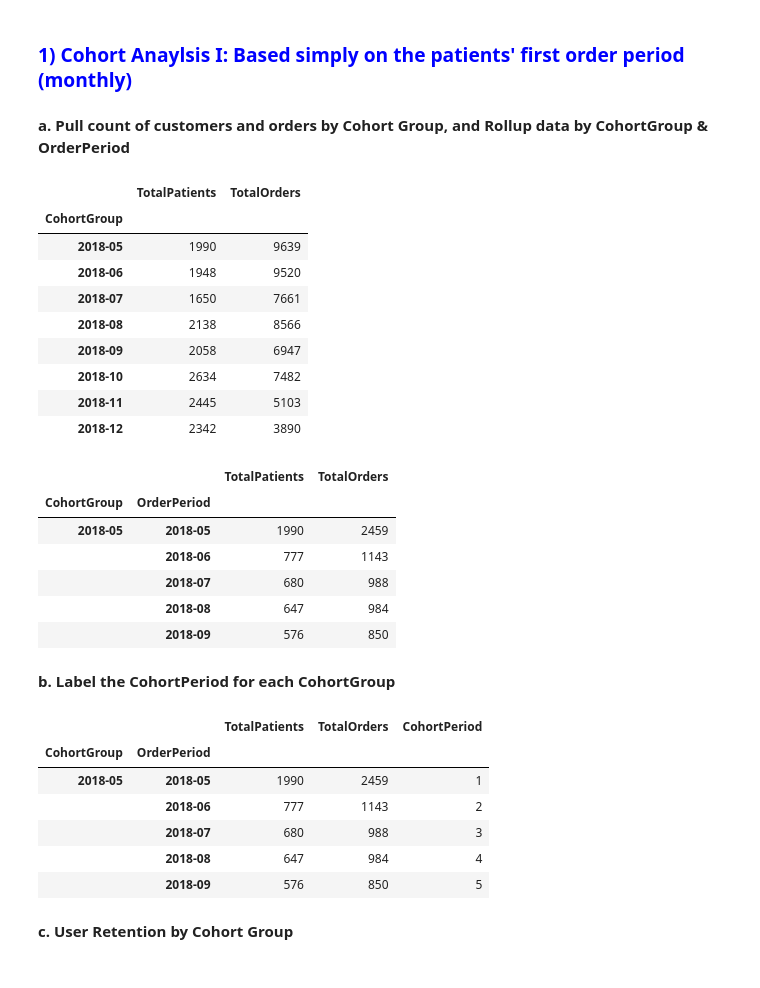
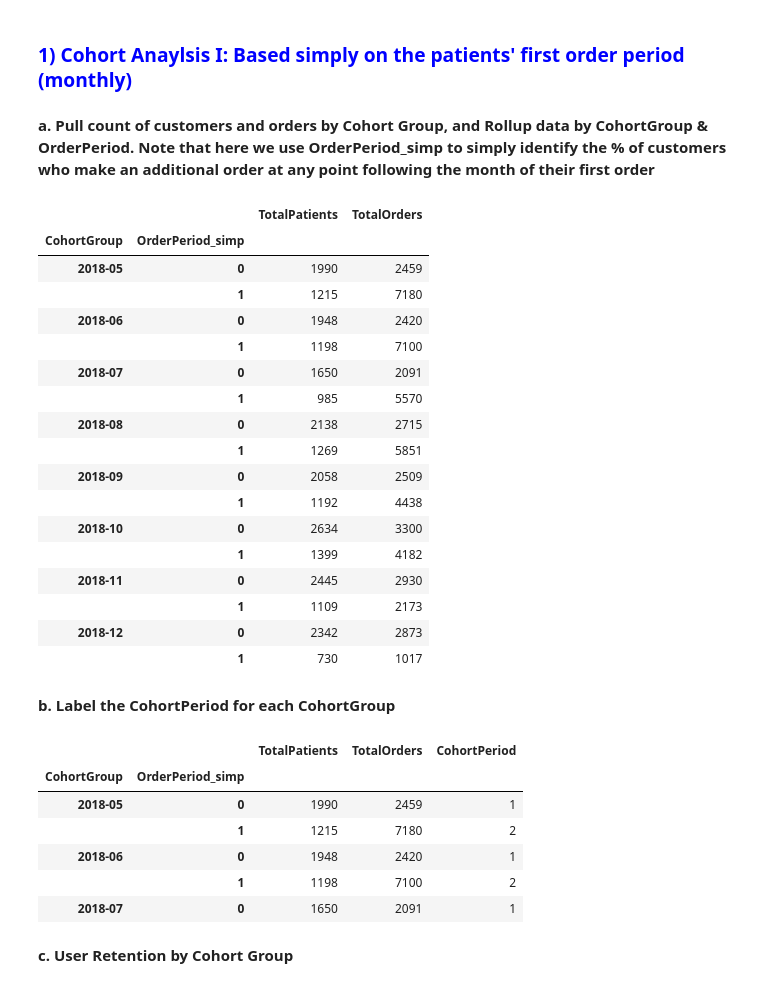
Before and after one commit to MartinAlonzo1/capsule, a Jupyter notebook: Capsule.ipynb, the cells around one changed output. Saved outputs shown, nothing was run; the diff lists cells and outputs as text; code cells hidden in the pictures.

```diff
--- a/Capsule.ipynb
+++ b/Capsule.ipynb
@@ -161,48 +167,39 @@ df['CohortGroup_x_First_Delivery_OnTime'] = df['CohortGroup'] + '_' +  df['deliv
 # %% [markdown]
 ### <font color=blue>1) Cohort Anaylsis I: Based simply on the patients' first order period (monthly)</font>
 # %% [markdown]
-**a. Pull count of customers and orders by Cohort Group, and Rollup data by CohortGroup & OrderPeriod**
+**a. Pull count of customers and orders by Cohort Group, and Rollup data by CohortGroup & OrderPeriod. Note that here we use OrderPeriod_simp to simply identify the % of customers who make an additional order at any point following the month of their first order**
 # %%
-grouped = df.groupby(['CohortGroup'])
+df['OrderPeriod_simp'] = np.where(df['CohortGroup']==df['OrderPeriod'], 0, 1)
+
+grouped = df.groupby(['CohortGroup', 'OrderPeriod_simp'])
 
 # count the unique users, orders per Group + Period
 cohorts = grouped.agg({'patient_id': pd.Series.nunique,
                        'order_id': pd.Series.nunique})
 
 # make the column names more meaningful
 cohorts.rename(columns={'patient_id': 'TotalPatients',
                         'order_id': 'TotalOrders'}, inplace=True)
 cohorts
 # %% [output]
-|  | TotalPatients | TotalOrders |
-| CohortGroup |  |  |
-| 2018-05 | 1990 | 9639 |
-| 2018-06 | 1948 | 9520 |
-| 2018-07 | 1650 | 7661 |
-| 2018-08 | 2138 | 8566 |
-| 2018-09 | 2058 | 6947 |
-| 2018-10 | 2634 | 7482 |
-| 2018-11 | 2445 | 5103 |
-| 2018-12 | 2342 | 3890 |
+|  |  | TotalPatients | TotalOrders |
+| CohortGroup | OrderPeriod_simp |  |  |
+| 2018-05 | 0 | 1990 | 2459 |
+|  | 1 | 1215 | 7180 |
+| 2018-06 | 0 | 1948 | 2420 |
+|  | 1 | 1198 | 7100 |
+| 2018-07 | 0 | 1650 | 2091 |
+|  | 1 | 985 | 5570 |
+| 2018-08 | 0 | 2138 | 2715 |
+|  | 1 | 1269 | 5851 |
+| 2018-09 | 0 | 2058 | 2509 |
+|  | 1 | 1192 | 4438 |
+| 2018-10 | 0 | 2634 | 3300 |
+|  | 1 | 1399 | 4182 |
+| 2018-11 | 0 | 2445 | 2930 |
+|  | 1 | 1109 | 2173 |
+| 2018-12 | 0 | 2342 | 2873 |
+|  | 1 | 730 | 1017 |
-# %%
-grouped = df.groupby(['CohortGroup', 'OrderPeriod'])
-
-# count the unique users, orders per Group + Period
-cohorts = grouped.agg({'patient_id': pd.Series.nunique,
-                       'order_id': pd.Series.nunique})
-
-# make the column names more meaningful
-cohorts.rename(columns={'patient_id': 'TotalPatients',
-                        'order_id': 'TotalOrders'}, inplace=True)
-cohorts.head()
-# %% [output]
-|  |  | TotalPatients | TotalOrders |
-| CohortGroup | OrderPeriod |  |  |
-| 2018-05 | 2018-05 | 1990 | 2459 |
-|  | 2018-06 | 777 | 1143 |
-|  | 2018-07 | 680 | 988 |
-|  | 2018-08 | 647 | 984 |
-|  | 2018-09 | 576 | 850 |
 # %% [markdown]
 **b. Label the CohortPeriod for each CohortGroup**
 # %%
@@ -218,11 +215,11 @@ cohorts = cohorts.groupby(level=0).apply(cohort_period)
 cohorts.head()
 # %% [output]
 |  |  | TotalPatients | TotalOrders | CohortPeriod |
-| CohortGroup | OrderPeriod |  |  |  |
-| 2018-05 | 2018-05 | 1990 | 2459 | 1 |
-|  | 2018-06 | 777 | 1143 | 2 |
-|  | 2018-07 | 680 | 988 | 3 |
-|  | 2018-08 | 647 | 984 | 4 |
-|  | 2018-09 | 576 | 850 | 5 |
+| CohortGroup | OrderPeriod_simp |  |  |  |
+| 2018-05 | 0 | 1990 | 2459 | 1 |
+|  | 1 | 1215 | 7180 | 2 |
+| 2018-06 | 0 | 1948 | 2420 | 1 |
+|  | 1 | 1198 | 7100 | 2 |
+| 2018-07 | 0 | 1650 | 2091 | 1 |
 # %% [markdown]
 **c. User Retention by Cohort Group**
```
Also changed, not shown: parts of 20 cells of this notebook.
